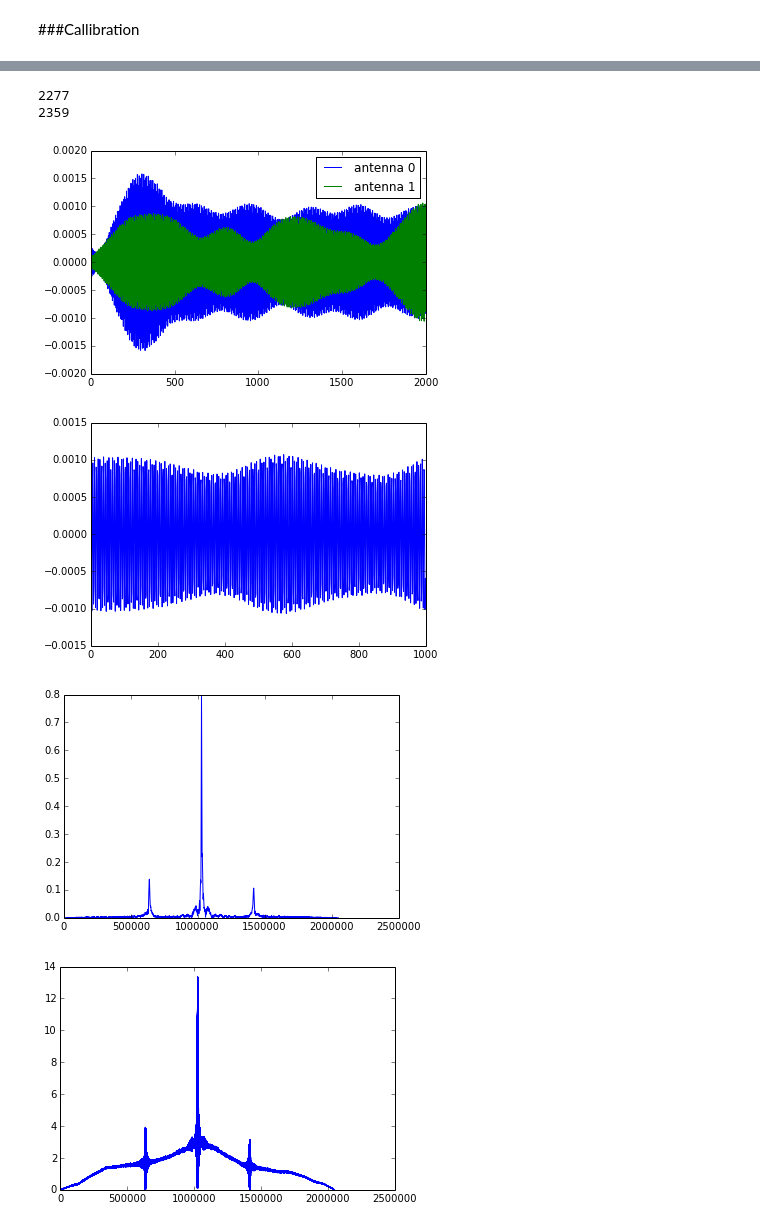
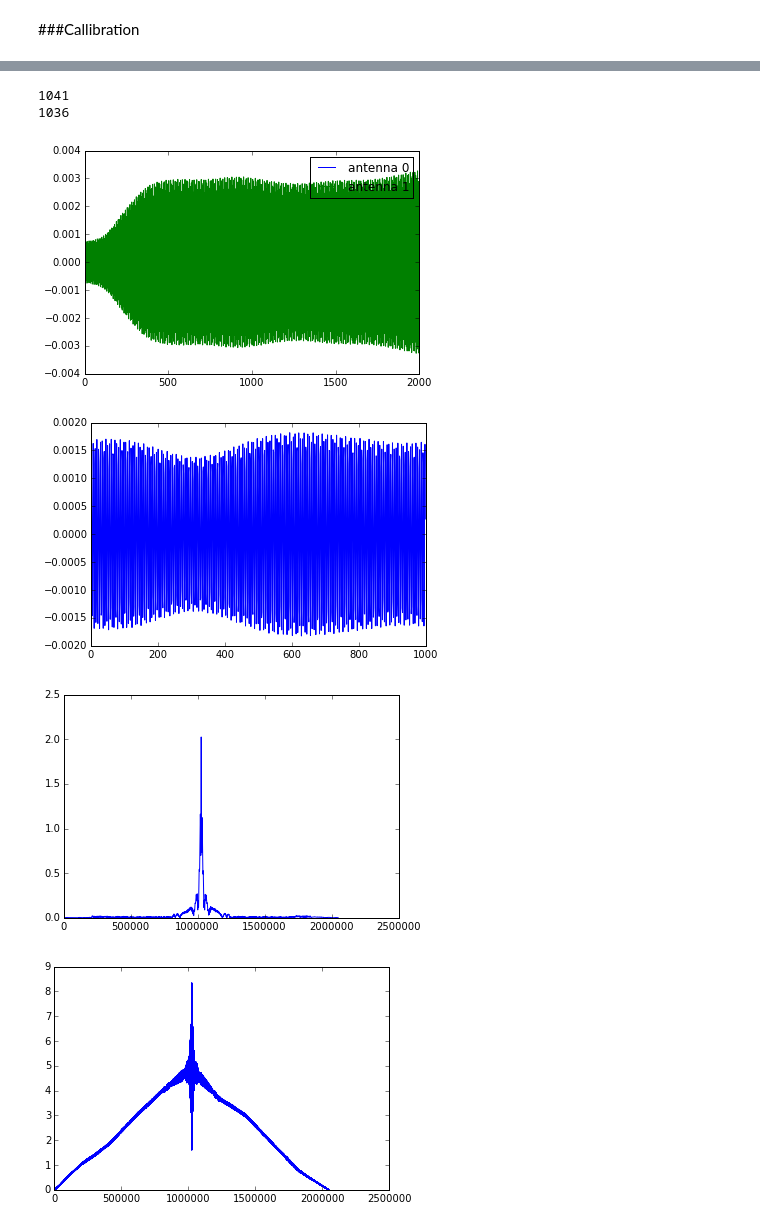
Before and after one commit to auroracramer/phasedarraylocalization, a Jupyter notebook: Final Test.ipynb, the cells around one changed output, grey strips where cells are left out. Saved outputs shown, nothing was run; the diff lists cells and outputs as text; code cells hidden in the pictures.

```diff
--- a/Final Test.ipynb
+++ b/Final Test.ipynb
@@ -255,9 +256,7 @@ Printing Queue 1
 1
 Done
 # %%
-samples = np.load('final_countdown_11.npy') #can overwrite: 05 07 #06 is Miki's tone #LO_test_10_tone_miki.npy
-#23_radio has a beautiful cross correlation
-#04 05 not actually long
+samples = np.load('final_countdown_18.npy')
 
 y0 = samples[0]
 y1 = samples[1]
@@ -355,59 +337,43 @@ plt.plot((abs(freq0)-abs(freq1))) #[225000:275000]
 
 figure()
 plt.plot(filt_y0[2000:4000], label='antenna 0')
 plt.plot(filt_y1[2000:4000], label='antenna 1')
 plt.legend()
 
 figure()
 plt.plot(filt_y0[4000:5000], label='antenna 0')
 
-# figure()
-# plt.plot(filt_y0, label='antenna 0')
-# plt.plot(filt_y1, label='antenna 1')
-# plt.legend()
-
 
 filt_xcorr_abs = abs(signal.fftconvolve(filt_y0, np.conjugate(filt_y1)[::-1]))
 filt_xcorr = signal.fftconvolve(filt_y0, np.conjugate(filt_y1)[::-1])
-filt_trun_xcorr_abs = abs(signal.fftconvolve(trunc_y0, (np.conjugate(trunc_y1)[::-1])))
-filt_trun_xcorr = signal.fftconvolve(trunc_y0, (np.conjugate(trunc_y1)[::-1]))
 
 figure()
 plt.plot(filt_xcorr_abs)
 # plt.plot(filt_xcorr)
 
-# figure()
-# plt.plot(filt_trun_xcorr_abs)
-# plt.plot(filt_trun_xcorr)
-
 orig_xcorr = signal.fftconvolve(y0, np.conjugate(y1)[::-1])
 orig_xcorr_abs = abs(signal.fftconvolve(y0, np.conjugate(y1)[::-1]))
 
 figure()
+plt.plot(orig_xcorr_abs)
 #plt.plot(orig_xcorr)
-plt.plot(orig_xcorr_abs)
 
-# print np.argmax(filt_xcorr)-len(y0) + 1
+
 print np.argmax(orig_xcorr_abs)-len(y0) + 1
 print np.argmax(filt_xcorr_abs)-len(filt_y0) + 1
-# print np.argmax(filt_trun_xcorr_abs)-len(y0) + 1
-# print np.argmax(filt_trun_xcorr)-len(y0) + 1
 # print np.argmax(orig_xcorr)-len(y0) + 1
+# print np.argmax(filt_xcorr)-len(y0) + 1
 
 delay = np.argmax(orig_xcorr_abs)-len(y0) + 1
-# if delay < 0:
-#     delay = -delay
 
-trunc_delay = np.argmax(filt_trun_xcorr_abs)-len(trunc_y0) + 1
-# if filt_delay < 0:
-#     filt_delay = - filt_delay
+filt_delay = np.argmax(filt_xcorr_abs)-len(filt_y0) + 1
 # %% [output]
-2277
-2359
+1041
+1036
-[figure, old version]
+[figure, new version]
-[figure, old version]
+[figure, new version]
-[figure, old version]
+[figure, new version]
-[figure, old version]
+[figure, new version]
 # %%
 offsetz = np.array([-1.68056807633, 0.222685923314, -1.56973780438, 2.53638823754, \
                     -2.24505497425, 1.09901875117, 1.36451542563, 0.705339403349, -1.67691494176, 0.195477875708])
```
Also changed, not shown: parts of 21 cells of this notebook.
